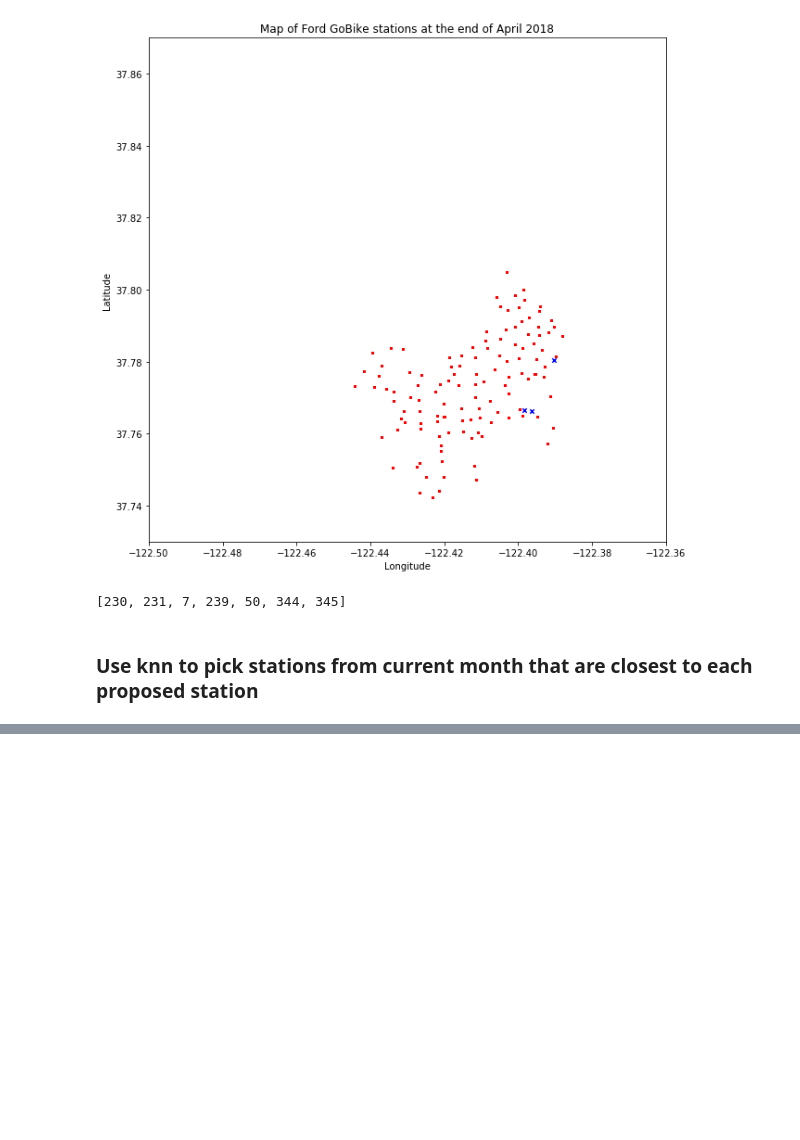
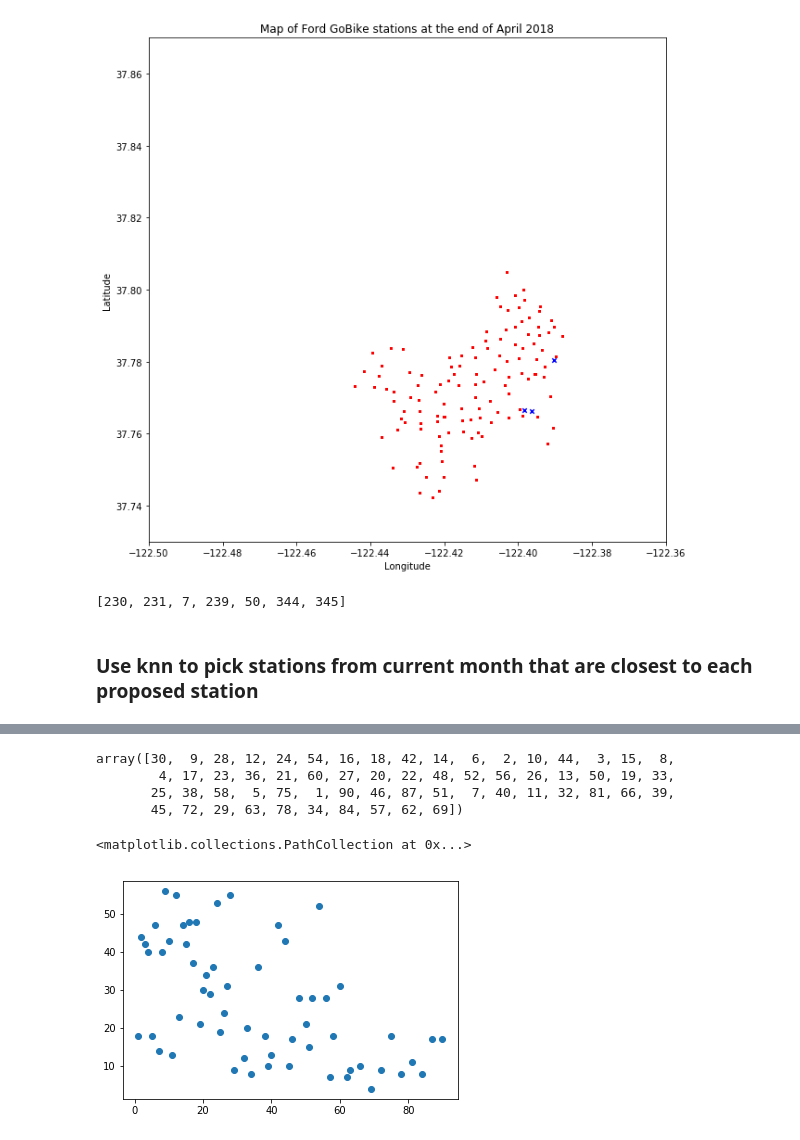
Before and after one commit to david-yang2/Capstone_Project, a Jupyter notebook: new_stations.ipynb, the cells around one changed output, grey strips where cells are left out. Saved outputs shown, nothing was run; the diff lists cells and outputs as text; code cells hidden in the pictures; blank space fills up the shorter version.

```diff
--- a/new_stations.ipynb
+++ b/new_stations.ipynb
@@ -161,0 +305,14 @@ knn_proposed_stn(mar_18_sf, apr_18_sf, proposed_stn)
+# %%
+def plt_stn(df, station_id):
+    tsplt = df['days'][df.end_station_id == 120].value_counts().reset_index()
+    np.array(tsplt)[:,0]
+# %% [output]
+array([30,  9, 28, 12, 24, 54, 16, 18, 42, 14,  6,  2, 10, 44,  3, 15,  8,
+        4, 17, 23, 36, 21, 60, 27, 20, 22, 48, 52, 56, 26, 13, 50, 19, 33,
+       25, 38, 58,  5, 75,  1, 90, 46, 87, 51,  7, 40, 11, 32, 81, 66, 39,
+       45, 72, 29, 63, 78, 34, 84, 57, 62, 69])
+# %%
+plt.scatter(np.array(tsplt)[1:,0], np.array(tsplt)[1:,1])
+# %% [output]
+<matplotlib.collections.PathCollection at 0x...>
+[figure, added]
```
Also changed, not shown: parts of 28 cells of this notebook, 2 other files.
